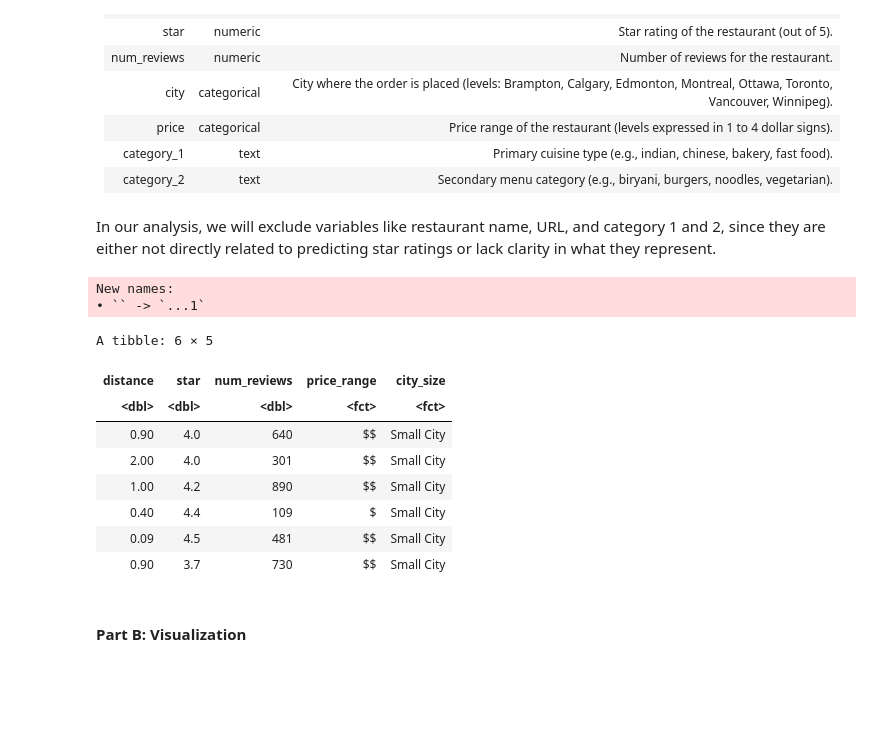
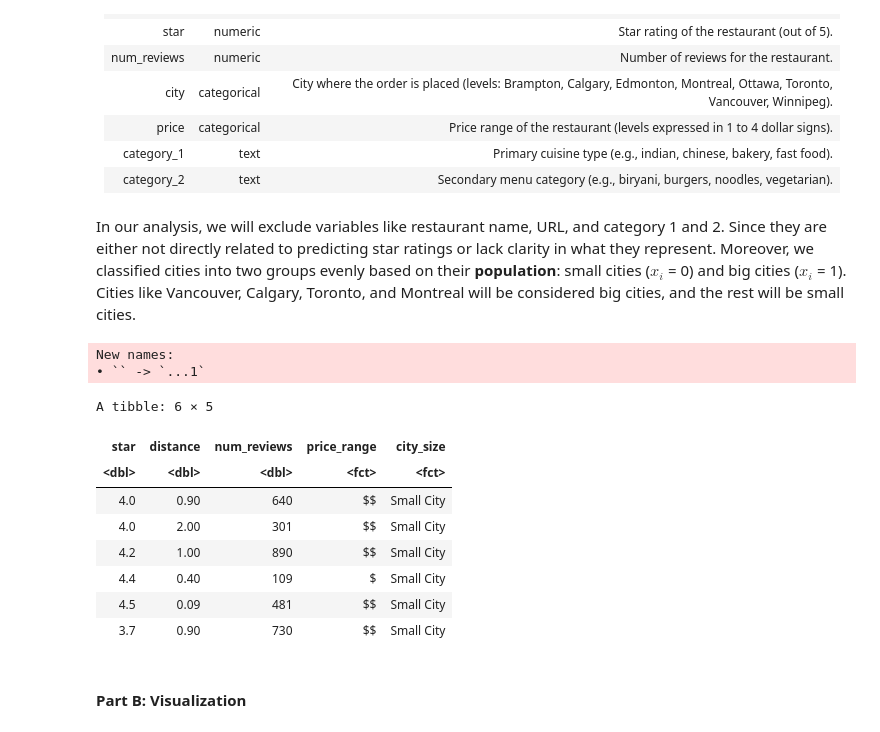
Before and after one commit to KevinL002/STAT_301_group_10, a Jupyter notebook: final_report.ipynb, the cells around one changed output. Saved outputs shown, nothing was run; the diff lists cells and outputs as text; code cells hidden in the pictures; blank space fills up the shorter version.

```diff
--- a/final_report.ipynb
+++ b/final_report.ipynb
@@ -57,37 +59,37 @@ The dataset we use is [Food Delivery in Canada (DoorDash)](https://www.kaggle.co
 | category_1         | text           | Primary cuisine type (e.g., indian, chinese, bakery, fast food).                |
 | category_2         | text           | Secondary menu category (e.g., biryani, burgers, noodles, vegetarian).          |
 # %% [markdown]
-In our analysis, we will exclude variables like restaurant name, URL, and category 1 and 2, since they are either not directly related to predicting star ratings or lack clarity in what they represent.
+In our analysis, we will exclude variables like restaurant name, URL, and category 1 and 2. Since they are either not directly related to predicting star ratings or lack clarity in what they represent. Moreover, we classified cities into two groups evenly based on their **population**: small cities ($x_i$ = 0) and big cities ($x_i$ = 1). Cities like Vancouver, Calgary, Toronto, and Montreal will be considered big cities, and the rest will be small cities.
 # %%
 # Load data
 url <- "https://raw.githubusercontent.com/KevinL002/STAT_301_group_10/refs/heads/main/cleaned_full_data.csv"
 
 dataset <- read_csv(url, show_col_types = FALSE)
 colnames(dataset)[1] <- "index"
 
-# Data Processing
+# Data Processing (contributor: Charles Deng)
 cleaned_data <- dataset %>%
-    mutate(price_range = fct_collapse(price_range, "$$$+" = c("$$$", "$$$$"))) %>% #(optional-bias)
+    mutate(price_range = fct_collapse(price_range, "$$$+" = c("$$$", "$$$$"))) %>%
     mutate(city_size = case_when(city %in% c("Vancouver", "Calgary", "Toronto", "Montreal") ~ "Big City",
                                  TRUE ~ "Small City")) %>%  # Classify city size by their population
     select(-1, -2, -3, -city, -category_1, -category_2) %>%  # Select useful variables
+    select(star, distance, num_reviews, price_range, city_size) %>% # Move the response to the first column
     mutate(city_size = factor(city_size)) %>%
     drop_na()
 
 head(cleaned_data)
-# table(cleaned_data$price_range)
 # %% [output]
 New names:
 • `` -> `...1`
 A tibble: 6 × 5
-| distance | star | num_reviews | price_range | city_size |
+| star | distance | num_reviews | price_range | city_size |
 | <dbl> | <dbl> | <dbl> | <fct> | <fct> |
-| 0.90 | 4.0 | 640 | $$ | Small City |
-| 2.00 | 4.0 | 301 | $$ | Small City |
-| 1.00 | 4.2 | 890 | $$ | Small City |
-| 0.40 | 4.4 | 109 | $ | Small City |
-| 0.09 | 4.5 | 481 | $$ | Small City |
-| 0.90 | 3.7 | 730 | $$ | Small City |
+| 4.0 | 0.90 | 640 | $$ | Small City |
+| 4.0 | 2.00 | 301 | $$ | Small City |
+| 4.2 | 1.00 | 890 | $$ | Small City |
+| 4.4 | 0.40 | 109 | $ | Small City |
+| 4.5 | 0.09 | 481 | $$ | Small City |
+| 3.7 | 0.90 | 730 | $$ | Small City |
 # %% [markdown]
 #### Part B: Visualization
 # %%
```
Also changed, not shown: parts of 7 cells of this notebook.
